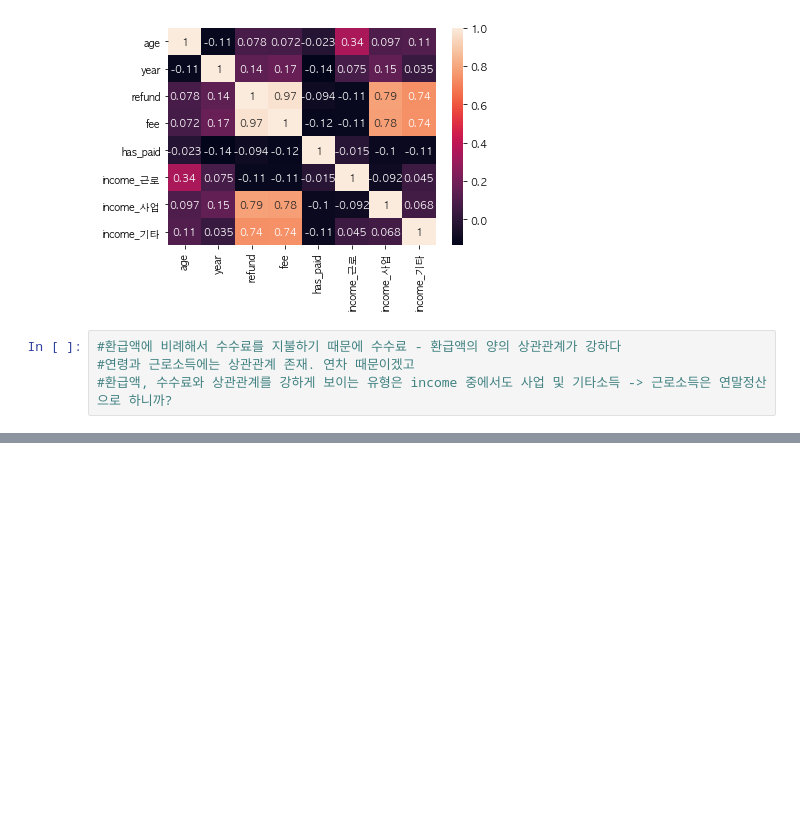
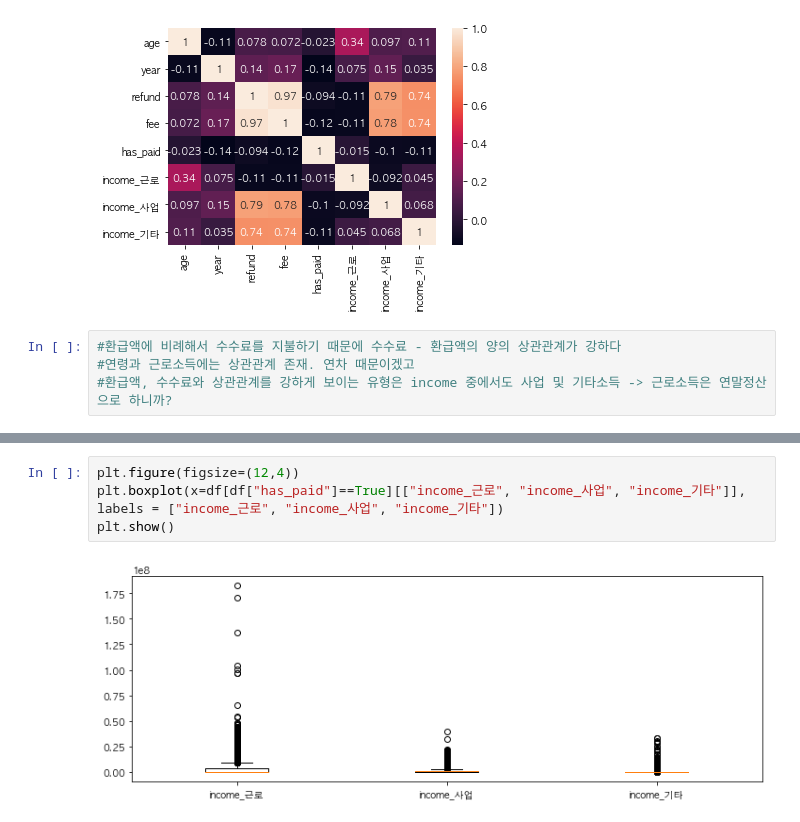
Before and after one commit to HenryK09/team3_wanted_onboarding, a Jupyter notebook: Week2_고정현/Week2_1.ipynb, the cells around one changed output, grey strips where cells are left out. Saved outputs shown, nothing was run; the diff lists cells and outputs as text; blank space fills up the shorter version.

```diff
--- a/Week2_고정현/Week2_1.ipynb
+++ b/Week2_고정현/Week2_1.ipynb
@@ -111,0 +133,6 @@ sns.heatmap(df[['age', 'gender', 'year', 'refund', 'fee', 'has_paid', 'income_
+# %%
+plt.figure(figsize=(12,4))
+plt.boxplot(x=df[df["has_paid"]==True][["income_근로", "income_사업", "income_기타"]], labels = ["income_근로", "income_사업", "income_기타"])
+plt.show()
+# %% [output]
+[figure, added]
```
Also changed, not shown: parts of 23 cells of this notebook, 3 other files.
